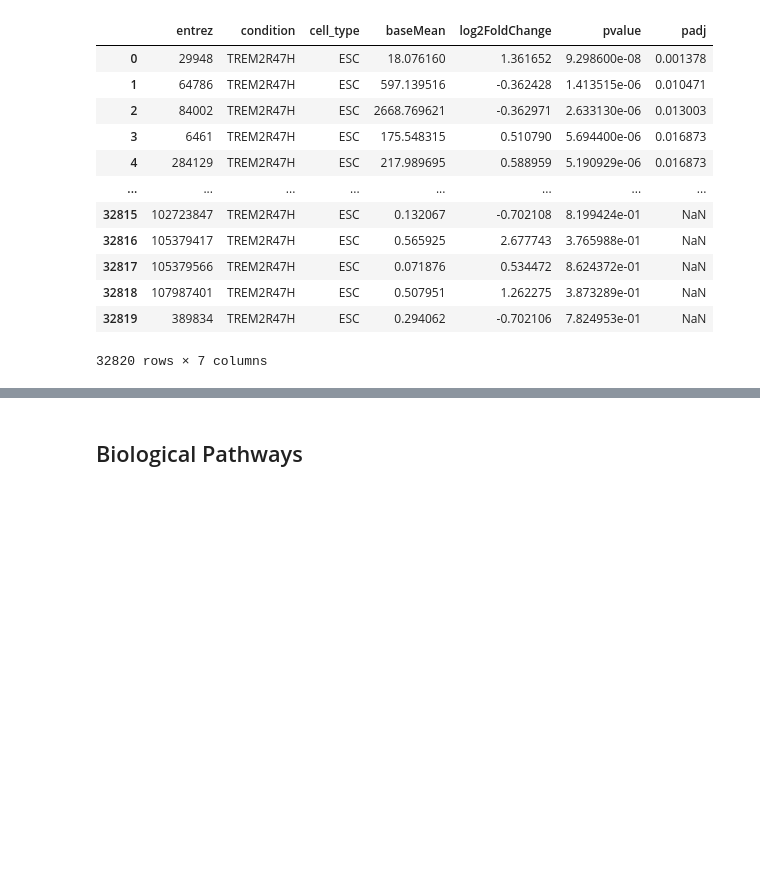
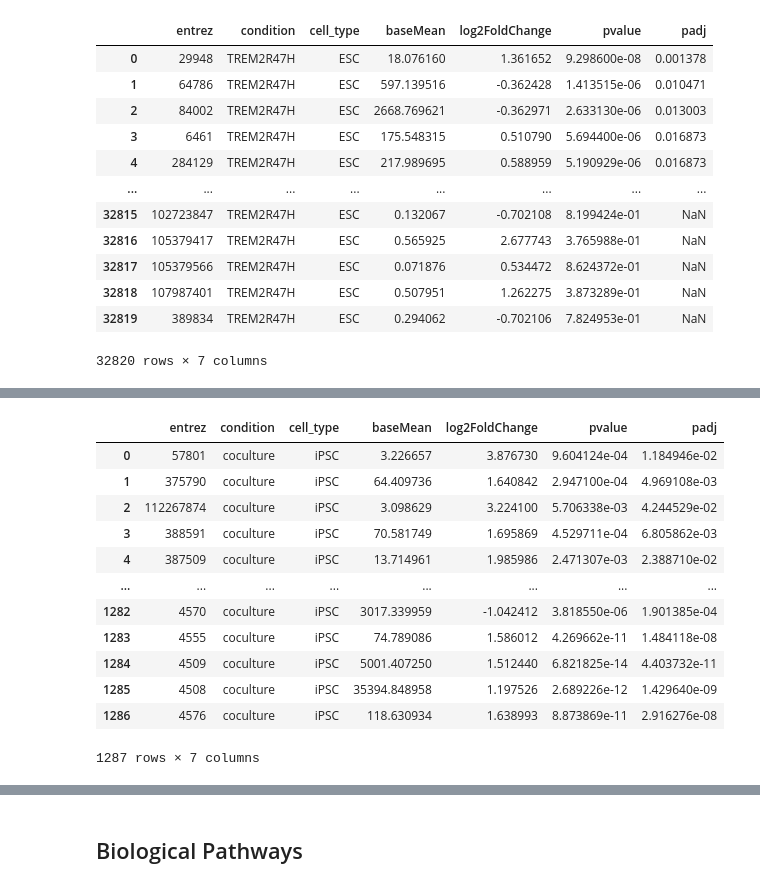
Before and after one commit to Nathan2400912/AD_Database, a Jupyter notebook: data_parsing.ipynb, the cells around one changed output, grey strips where cells are left out. Drawn from its saved outputs; the diff is of its cells as text; code cells hidden in the pictures; blank space fills up the shorter version.

```diff
--- a/data_parsing.ipynb
+++ b/data_parsing.ipynb
@@ -521,9 +521,23 @@ xmg_de
 # %%
-omg_de = pd.read_csv('/Users/nathan/Desktop/Bioinformatics/Projects/AD_Database/Data/DE/differential_expression_results_iMG_vs_oMG.csv')
+omg_de = pd.read_csv('/Users/nathan/Desktop/Bioinformatics/Projects/AD_Database/Data/DE/differential_expression_results.csv')
 omg_de = omg_de[['geneID', 'baseMean','log2FoldChange', 'pvalue', 'padj']]
 omg_de.columns = ['entrez', 'baseMean', 'log2FoldChange', 'pvalue', 'padj']
 omg_de.insert(omg_de.columns.get_loc('entrez')+1, 'condition', 'coculture')
 omg_de.insert(omg_de.columns.get_loc('entrez')+2, 'cell_type', 'iPSC')
 omg_de
+# %% [output]
+|  | entrez | condition | cell_type | baseMean | log2FoldChange | pvalue | padj |
+| 0 | 57801 | coculture | iPSC | 3.226657 | 3.876730 | 9.604124e-04 | 1.184946e-02 |
+| 1 | 375790 | coculture | iPSC | 64.409736 | 1.640842 | 2.947100e-04 | 4.969108e-03 |
+| 2 | 112267874 | coculture | iPSC | 3.098629 | 3.224100 | 5.706338e-03 | 4.244529e-02 |
+| 3 | 388591 | coculture | iPSC | 70.581749 | 1.695869 | 4.529711e-04 | 6.805862e-03 |
+| 4 | 387509 | coculture | iPSC | 13.714961 | 1.985986 | 2.471307e-03 | 2.388710e-02 |
+| ... | ... | ... | ... | ... | ... | ... | ... |
+| 1282 | 4570 | coculture | iPSC | 3017.339959 | -1.042412 | 3.818550e-06 | 1.901385e-04 |
+| 1283 | 4555 | coculture | iPSC | 74.789086 | 1.586012 | 4.269662e-11 | 1.484118e-08 |
+| 1284 | 4509 | coculture | iPSC | 5001.407250 | 1.512440 | 6.821825e-14 | 4.403732e-11 |
+| 1285 | 4508 | coculture | iPSC | 35394.848958 | 1.197526 | 2.689226e-12 | 1.429640e-09 |
+| 1286 | 4576 | coculture | iPSC | 118.630934 | 1.638993 | 8.873869e-11 | 2.916276e-08 |
+1287 rows × 7 columns
 # %%
 combiend_de = pd.concat([wtc11_de, h1_de, trem2ko_de, trem2r47h_de, xmg_de, omg_de], ignore_index=True)
```
Also changed, not shown: parts of 18 cells of this notebook, 2 other files.
